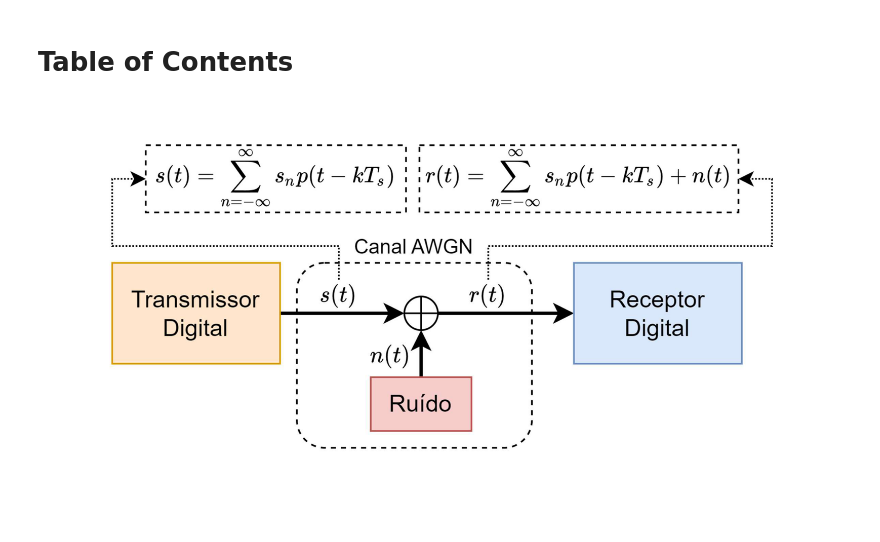
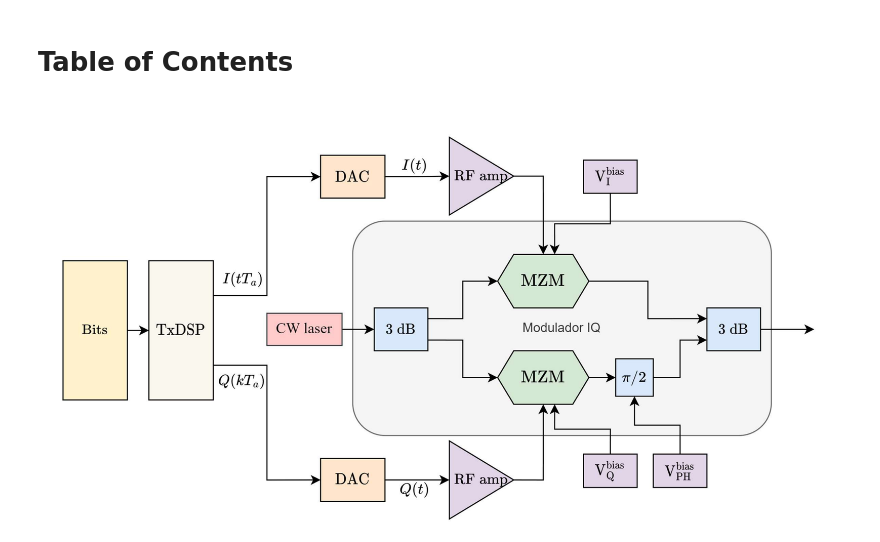
Before and after one commit to edsonportosilva/OpticalCommunications, a Jupyter notebook: jupyter notebooks/figuras/PDF2image.ipynb, the cells around one changed output. Saved outputs shown, nothing was run; the diff lists cells and outputs as text; code cells hidden in the pictures; blank space fills up the shorter version.

Commit message:
update figure

```diff
--- a/jupyter notebooks/figuras/PDF2image.ipynb
+++ b/jupyter notebooks/figuras/PDF2image.ipynb
@@ -17,7 +17,7 @@ from pdf2image.exceptions import (
     PDFPageCountError,
     PDFSyntaxError
 )
-name = 'Fig3'
+name = 'IQM'
 # %%
 images = convert_from_path(name +'.pdf', fmt ='png',\
                            dpi = '600',\
@@ -27,8 +27,8 @@ images = convert_from_path(name +'.pdf', fmt ='png',\
 # %%
 im = Image.open(name +'.png')
 # %%
-im_new = crop_center(im, 6500, 2800)
+im_new = crop_center(im, 6500, 3300)
 im_new.save(name+'.png')
 im_new
 # %% [output]
-[figure, old version]
+[figure, new version]
```
Also changed, not shown: 2 other files.
